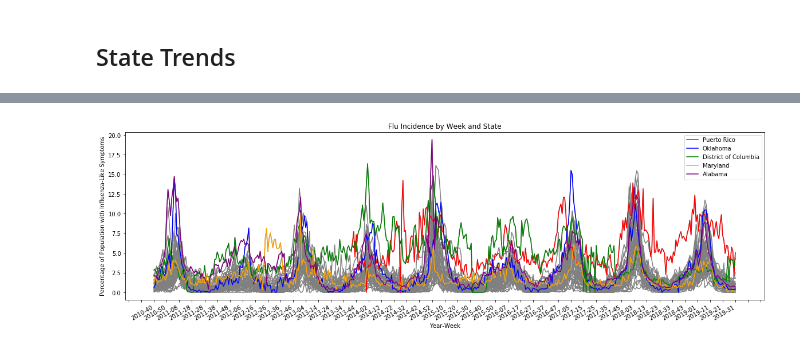
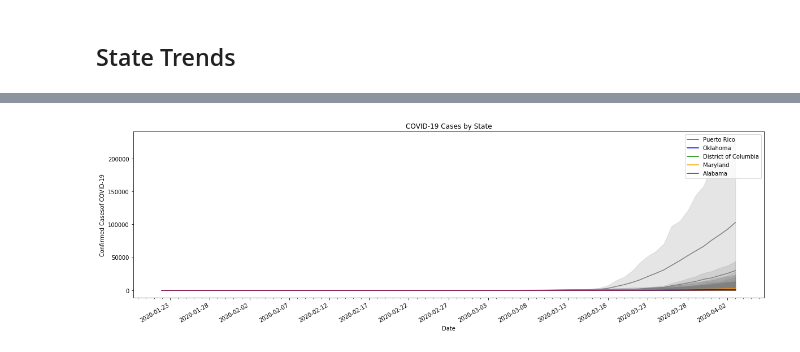
Before and after one commit to genevievelyons/covid-19-prediction, a Jupyter notebook: EDA/EDA_GL.ipynb, the cells around one changed output, grey strips where cells are left out. Drawn from its saved outputs; the diff is of its cells as text; code cells hidden in the pictures.

```diff
--- a/EDA/EDA_GL.ipynb
+++ b/EDA/EDA_GL.ipynb
@@ -52,23 +100,23 @@ When looking at the trends by week, we can see the expected spikes every year du
 # %%
 
 fig, ax = plt.subplots(figsize = (20,6))
 #All states
-for st in np.unique(data.state):
-    sns.lineplot(x = data[data.state == st].time, y = data[data.state == st].wili, estimator = 'mean', color = "gray")
+for st in np.unique(data.province_state):
+    sns.lineplot(x = data[data.province_state == st].date, y = data[data.province_state == st].confirmed, estimator = 'sum', color = "gray")
 #Outlier states
 for st, c in zip(["Puerto Rico","Oklahoma","District of Columbia","Maryland", "Alabama"], \
                  ["red", "blue", "green", "orange", "purple"]):
-    sns.lineplot(x = data[data.state == st].time, y = data[data.state == st].wili, \
+    sns.lineplot(x = data[data.province_state == st].date, y = data[data.province_state == st].confirmed, \
                  label = st, estimator = 'sum', color = c)
 #Labels
-plt.title("Flu Incidence by Week and State")
-plt.xlabel("Year-Week")
-plt.ylabel("Percentage of Population with Influenza-Like Symptoms")
+plt.title("COVID-19 Cases by State")
+plt.xlabel("Date")
+plt.ylabel("Confirmed Casesof COVID-19")
 #Format x-axis
-ax.xaxis.set_major_locator(ticker.MultipleLocator(10))
+ax.xaxis.set_minor_locator(mdates.DayLocator(interval=1))
+ax.xaxis.set_major_locator(mdates.DayLocator(interval=5))
+ax.xaxis.set_major_formatter(mdates.DateFormatter('%Y-%m-%d'))
 fig.autofmt_xdate()
-
-
 plt.show();
 # %% [output]
-[figure, old version]
+[figure, new version]
```
Also changed, not shown: parts of 12 cells of this notebook, 2 other files.
